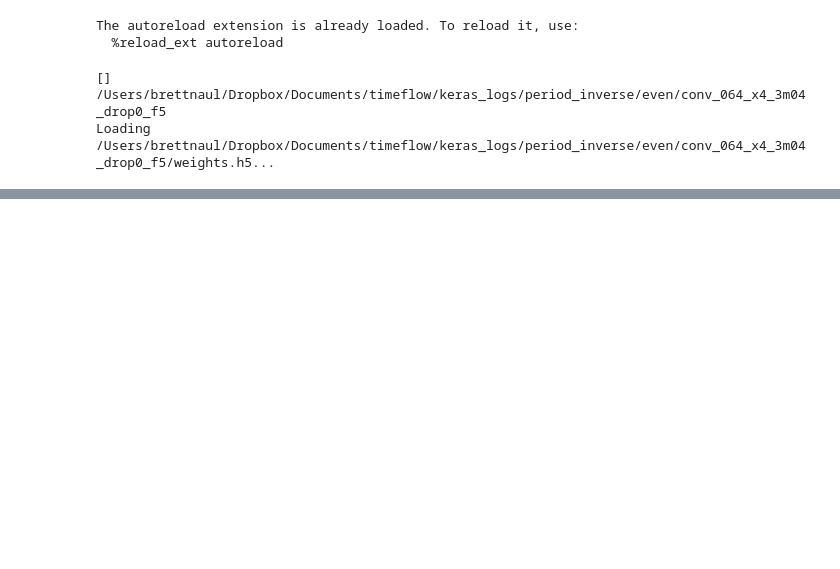
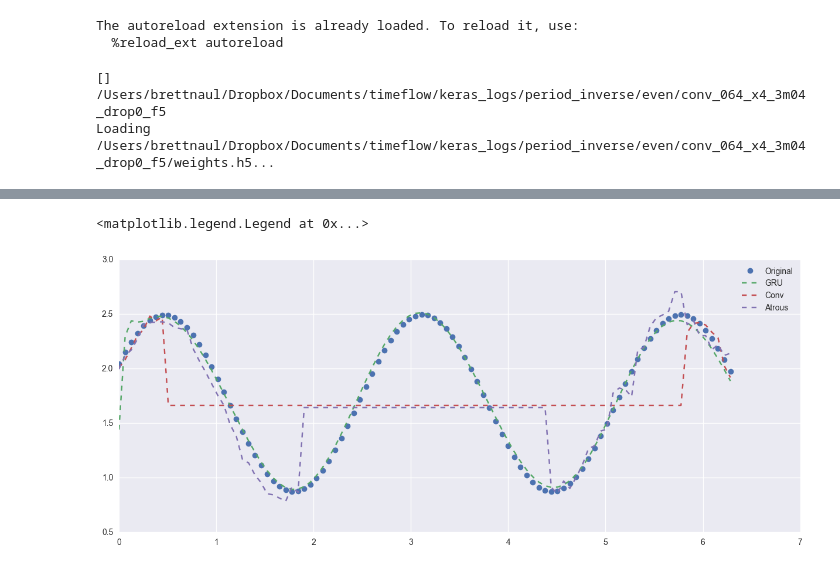
Before and after one commit to bnaul/timeflow, a Jupyter notebook: period_inverse.ipynb, the cells around one changed output, grey strips where cells are left out. Cells and saved outputs as stored; diff of their text form; code cells hidden in the pictures; blank space fills up the shorter version.

```diff
--- a/period_inverse.ipynb
+++ b/period_inverse.ipynb
@@ -41,16 +41,18 @@ i = -1
 # %%
 i += 1
 if args.even:
     t = np.linspace(0, 2 * np.pi, args.n_max)
     x = X[test[i]].ravel()
 else:
     t = X[test[i], :, 0].cumsum()
     x = X[test[i], :, 1]
 plt.plot(t, x, 'o')
 
-#plt.plot(t, predict_gru[i], '--')
+plt.plot(t, predict_gru[i], '--')
 plt.plot(t, predict_conv[i], '--')
 plt.plot(t, predict_atrous[i], '--')
 
-#plt.legend(['Original', 'GRU', 'Conv', 'Atrous'])
-plt.legend(['Original', 'Conv', 'Atrous'])
+plt.legend(['Original', 'GRU', 'Conv', 'Atrous'])
+# %% [output]
+<matplotlib.legend.Legend at 0x...>
+[figure, added]
```
Also changed, not shown: parts of 2 cells of this notebook, 3 other files.
